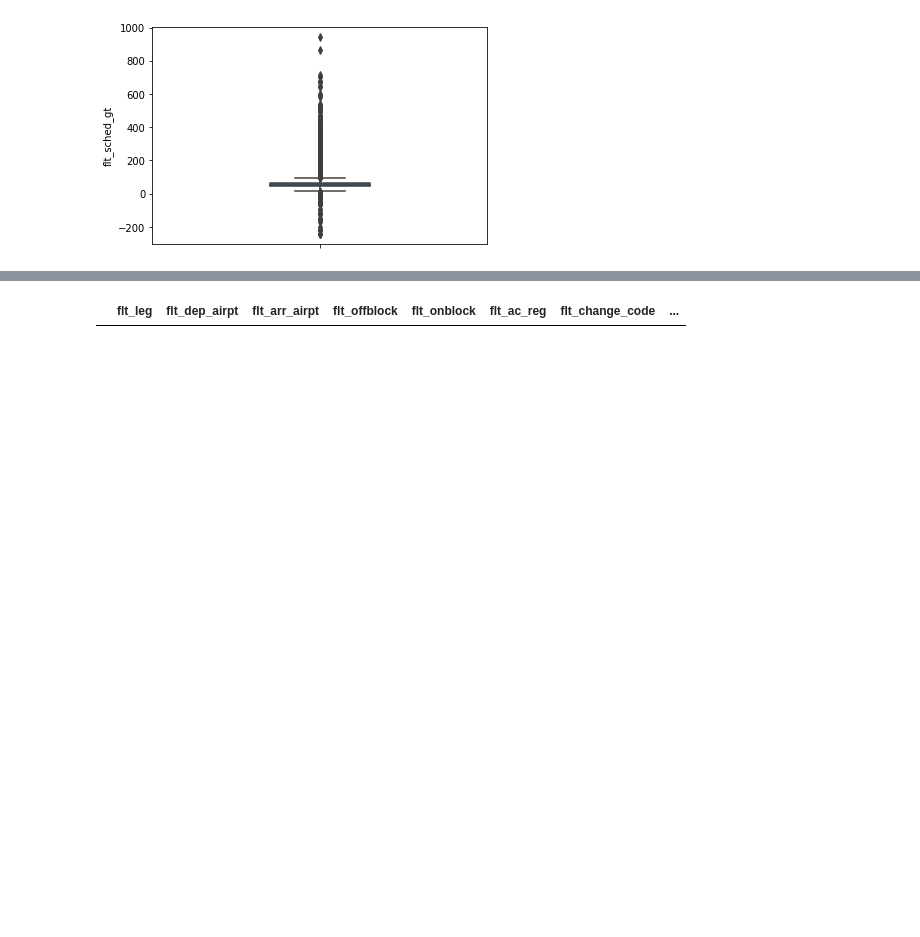
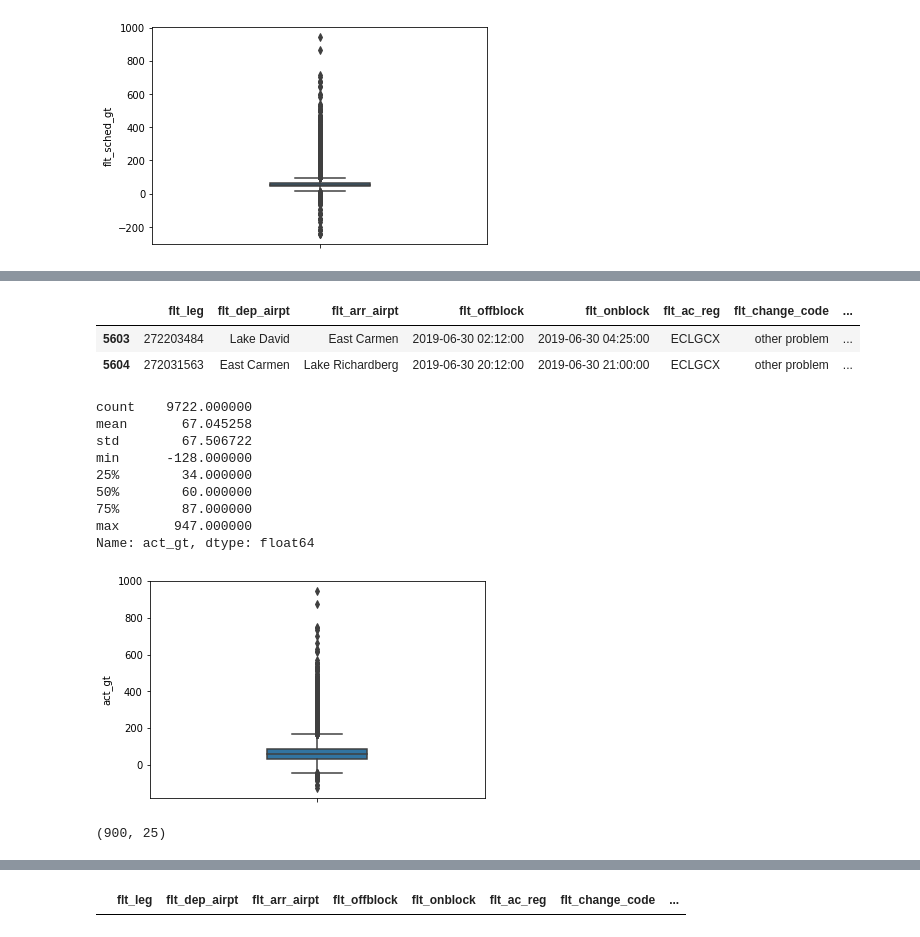
Before and after one commit to HinNerd/Flight_Prediction, a Jupyter notebook: notebooks/data_exploration.ipynb, the cells around one changed output, grey strips where cells are left out. Cells and saved outputs as stored; diff of their text form; code cells hidden in the pictures; blank space fills up the shorter version.

```diff
--- a/notebooks/data_exploration.ipynb
+++ b/notebooks/data_exploration.ipynb
@@ -418,0 +487,29 @@ Name: flt_act_gt, dtype: float64
+# %%
+# Looking at the  rotation of the third registration for the specific day
+df[(df['flt_ac_reg'] == 'ECLGCX') & (df['flt_sched_dep'].dt.strftime('%Y-%m-%d') == '2019-06-30')]
+# As all large scheduled groundtimes seem to be correct there will be no additional corrective action for now.
+# %% [output]
+|  | flt_leg | flt_dep_airpt | flt_arr_airpt | flt_offblock | flt_onblock | flt_ac_reg | flt_change_code | ... |
+| 5603 | 272203484 | Lake David | East Carmen | 2019-06-30 02:12:00 | 2019-06-30 04:25:00 | ECLGCX | other problem | ... |
+| 5604 | 272031563 | East Carmen | Lake Richardberg | 2019-06-30 20:12:00 | 2019-06-30 21:00:00 | ECLGCX | other problem | ... |
+# %%
+# Explore act_gt
+print(df['act_gt'].describe())
+sns.boxplot(y=df['act_gt'], width=0.3);
+plt.show()
+# %% [output]
+count    9722.000000
+mean       67.045258
+std        67.506722
+min      -128.000000
+25%        34.000000
+50%        60.000000
+75%        87.000000
+max       947.000000
+Name: act_gt, dtype: float64
+[figure, added]
+# %%
+# How many cases have a negative actual groundtime?
+df[(df['act_gt'] < 0)].shape
+# %% [output]
+(900, 25)
```
Also changed, not shown: parts of 30 cells of this notebook, 2 other files.
